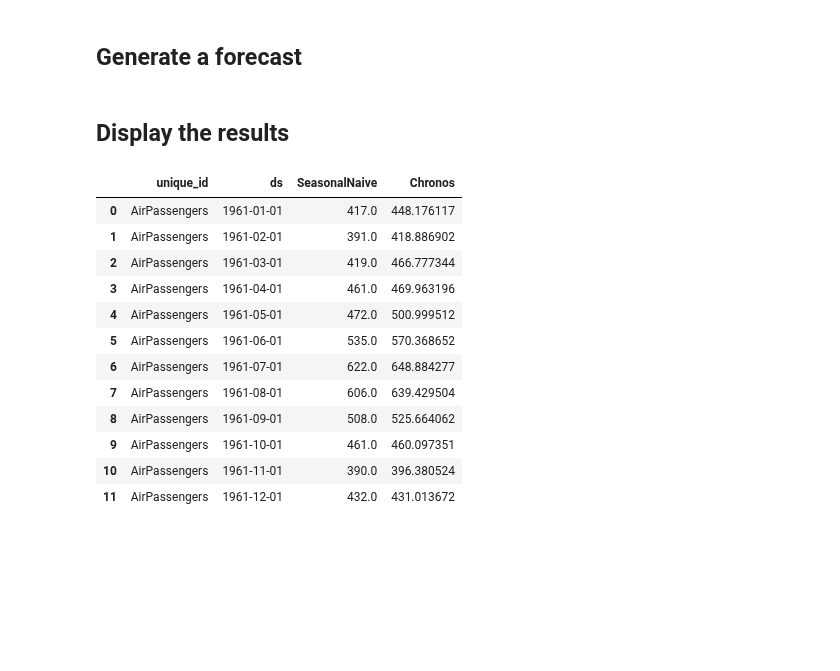
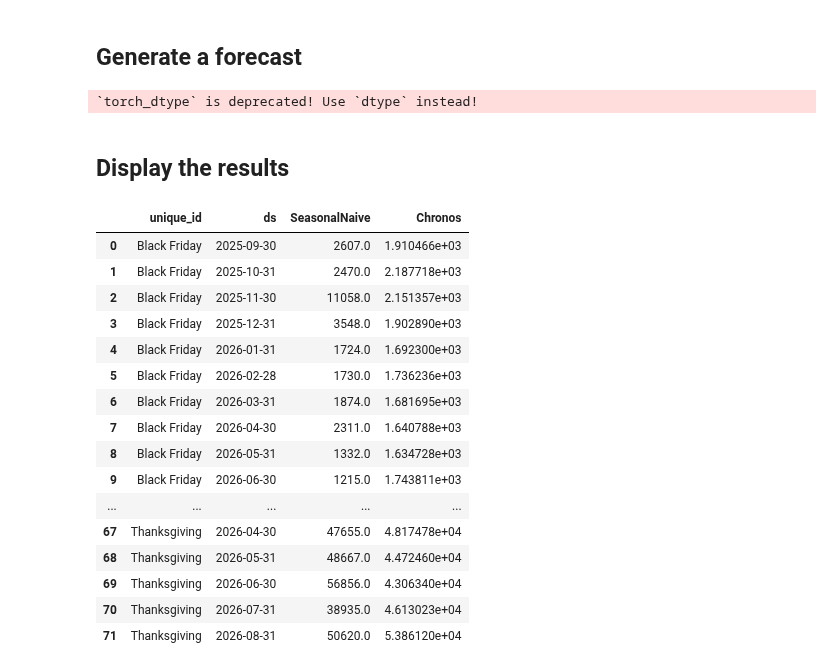
Before and after one commit to TimeCopilot/timecopilot, a Jupyter notebook: docs/examples/pandas_baseline.ipynb, the cells around one changed output. Cells and saved outputs as stored; diff of their text form; code cells hidden in the pictures; blank space fills up the shorter version.

Commit message:
docs: switch distributed df examples to event_pageviews dataset

```diff
--- a/docs/examples/pandas_baseline.ipynb
+++ b/docs/examples/pandas_baseline.ipynb
@@ -18,7 +18,7 @@ import pandas as pd
 # %% [markdown]
 ## Create the dataframe
 # %%
-df = pd.read_csv("https://timecopilot.s3.amazonaws.com/public/data/air_passengers.csv", parse_dates=['ds'])
+df = pd.read_csv("https://timecopilot.s3.amazonaws.com/public/data/events_pageviews.csv", parse_dates=['ds'])
 display(df.head())
 # %% [output]
 |  | unique_id | ds | y |
@@ -43,21 +43,29 @@ result = tcf.forecast(
     df=df,
     h=12
 )
+# %% [output]
+`torch_dtype` is deprecated! Use `dtype` instead!
 # %% [markdown]
 ## Display the results
 # %%
-result
+from IPython.display import HTML
+
+display(HTML(result.to_html()))
 # %% [output]
 |  | unique_id | ds | SeasonalNaive | Chronos |
-| 0 | AirPassengers | 1961-01-01 | 417.0 | 448.176117 |
-| 1 | AirPassengers | 1961-02-01 | 391.0 | 418.886902 |
-| 2 | AirPassengers | 1961-03-01 | 419.0 | 466.777344 |
-| 3 | AirPassengers | 1961-04-01 | 461.0 | 469.963196 |
-| 4 | AirPassengers | 1961-05-01 | 472.0 | 500.999512 |
-| 5 | AirPassengers | 1961-06-01 | 535.0 | 570.368652 |
-| 6 | AirPassengers | 1961-07-01 | 622.0 | 648.884277 |
-| 7 | AirPassengers | 1961-08-01 | 606.0 | 639.429504 |
-| 8 | AirPassengers | 1961-09-01 | 508.0 | 525.664062 |
-| 9 | AirPassengers | 1961-10-01 | 461.0 | 460.097351 |
-| 10 | AirPassengers | 1961-11-01 | 390.0 | 396.380524 |
-| 11 | AirPassengers | 1961-12-01 | 432.0 | 431.013672 |
+| 0 | Black Friday | 2025-09-30 | 2607.0 | 1.910466e+03 |
+| 1 | Black Friday | 2025-10-31 | 2470.0 | 2.187718e+03 |
+| 2 | Black Friday | 2025-11-30 | 11058.0 | 2.151357e+03 |
+| 3 | Black Friday | 2025-12-31 | 3548.0 | 1.902890e+03 |
+| 4 | Black Friday | 2026-01-31 | 1724.0 | 1.692300e+03 |
+| 5 | Black Friday | 2026-02-28 | 1730.0 | 1.736236e+03 |
+| 6 | Black Friday | 2026-03-31 | 1874.0 | 1.681695e+03 |
+| 7 | Black Friday | 2026-04-30 | 2311.0 | 1.640788e+03 |
+| 8 | Black Friday | 2026-05-31 | 1332.0 | 1.634728e+03 |
+| 9 | Black Friday | 2026-06-30 | 1215.0 | 1.743811e+03 |
+| ... | ... | ... | ... | ... |
+| 67 | Thanksgiving | 2026-04-30 | 47655.0 | 4.817478e+04 |
+| 68 | Thanksgiving | 2026-05-31 | 48667.0 | 4.472460e+04 |
+| 69 | Thanksgiving | 2026-06-30 | 56856.0 | 4.306340e+04 |
+| 70 | Thanksgiving | 2026-07-31 | 38935.0 | 4.613023e+04 |
+| 71 | Thanksgiving | 2026-08-31 | 50620.0 | 5.386120e+04 |
```
Also changed, not shown: parts of 1 cell of this notebook, 3 other files.
